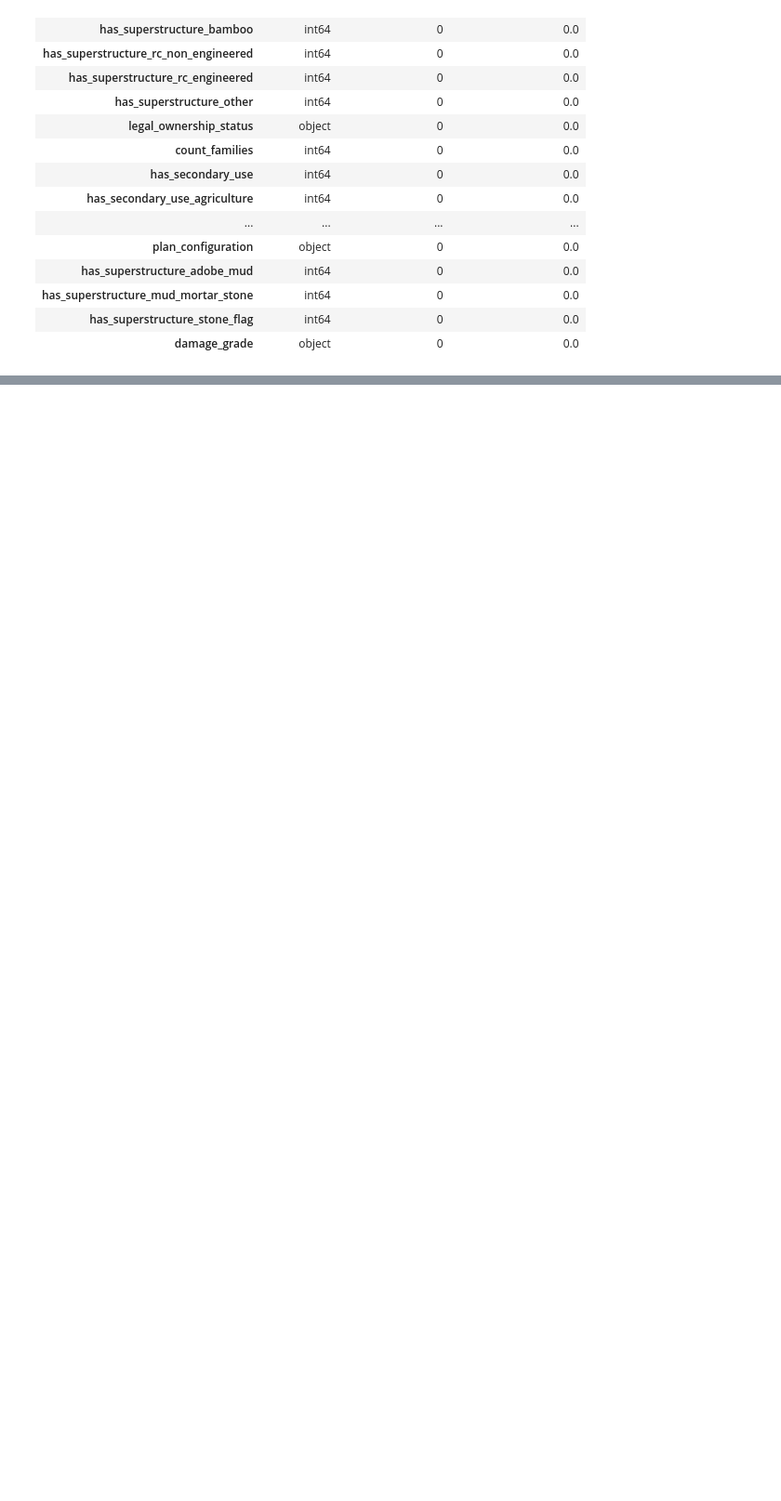
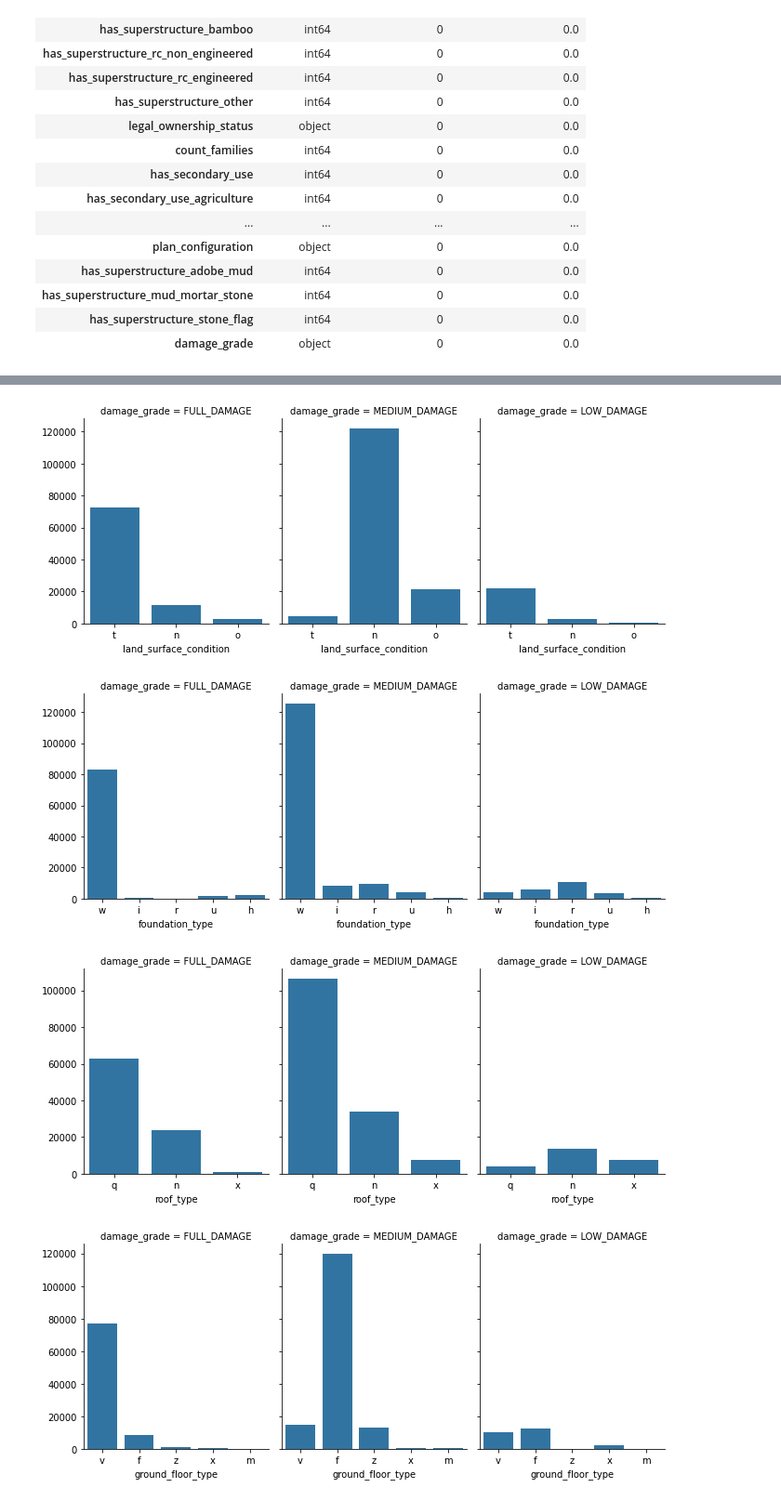
Before and after one commit to BhekiMabheka/Competitions, a Jupyter notebook: Predicting_Earthquake_Damage.ipynb, the cells around one changed output, grey strips where cells are left out. Shown: that part at 93% size. Drawn from its saved outputs; the diff is of its cells as text; code cells hidden in the pictures; blank space fills up the shorter version.

```diff
--- a/Predicting_Earthquake_Damage.ipynb
+++ b/Predicting_Earthquake_Damage.ipynb
@@ -51,7 +51,9 @@ NUM OF FEATURES    :  39
 train_labels = pd.read_csv("https://raw.githubusercontent.com/BhekiMabheka/Data/master/earthquake_train_labels.csv")
 print("NUM OF OBSERVATIONS: ",train_labels.shape[0])
 print("NUM OF FEATURES    : ",train_labels.shape[1])
-train_labels["damage_grade"] = train_labels.damage_grade.map({1: "LOW_DAMAGE", 2: "MEDIUM_DAMAGE", 3: "FULL_DAMAGE"})
+train_labels["damage_grade"] = train_labels.damage_grade.map({1: "LOW_DAMAGE",
+                                                              2: "MEDIUM_DAMAGE",
+                                                              3: "FULL_DAMAGE"})
 train_labels.head(3)
 # %% [output]
 NUM OF OBSERVATIONS:  260601
@@ -120,0 +129,20 @@ check_missing(df = train_df)
+# %%
+def plots(df, target_label):
+    """
+    df: Pandas DataFrame
+    target_label: numpy ndarray
+    """
+
+    cols = df.columns.tolist()
+    for col in cols:
+        if( df[col].dtypes in [np.object] ):
+            g = sns.FacetGrid(data = df, col = target_label, height = 4, aspect = .8)
+            g.map(sns.countplot, col)
+
+# Call the function
+plots(df = train_df, target_label = "damage_grade");
+# %% [output]
+[figure, added]
+[figure, added]
+[figure, added]
+[figure, added]
```
Also changed, not shown: parts of 4 cells of this notebook.
